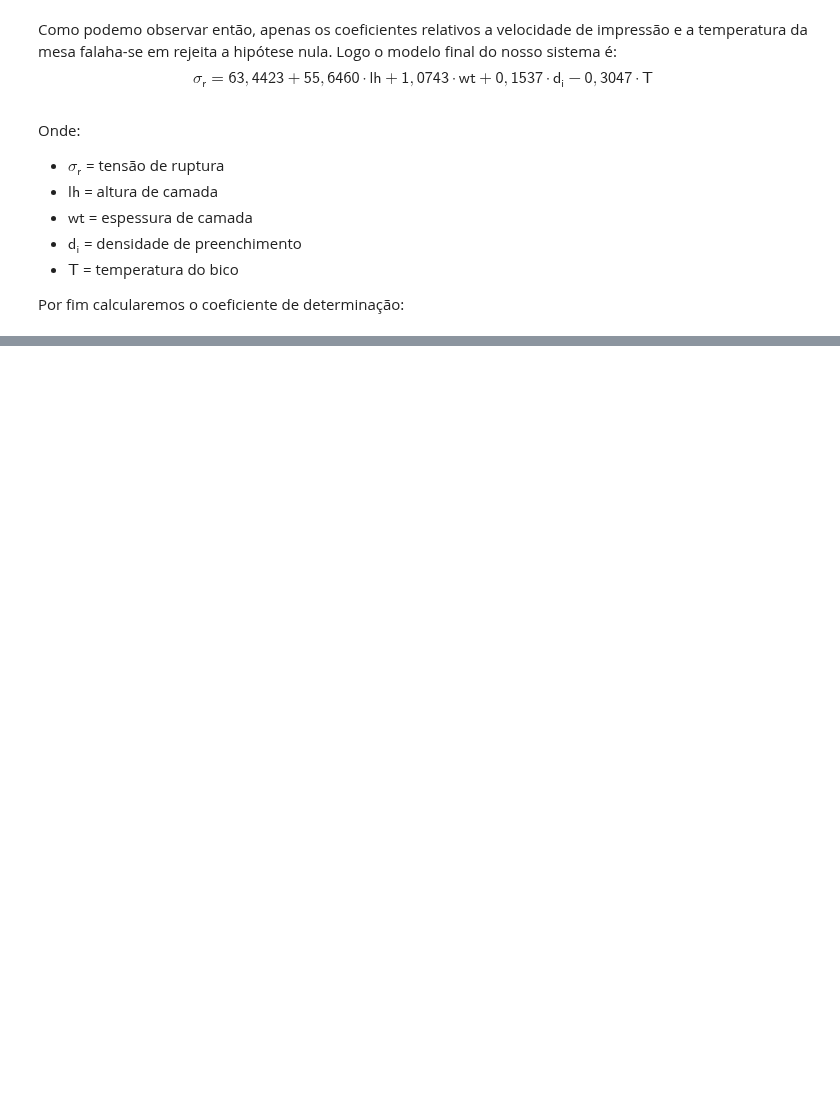
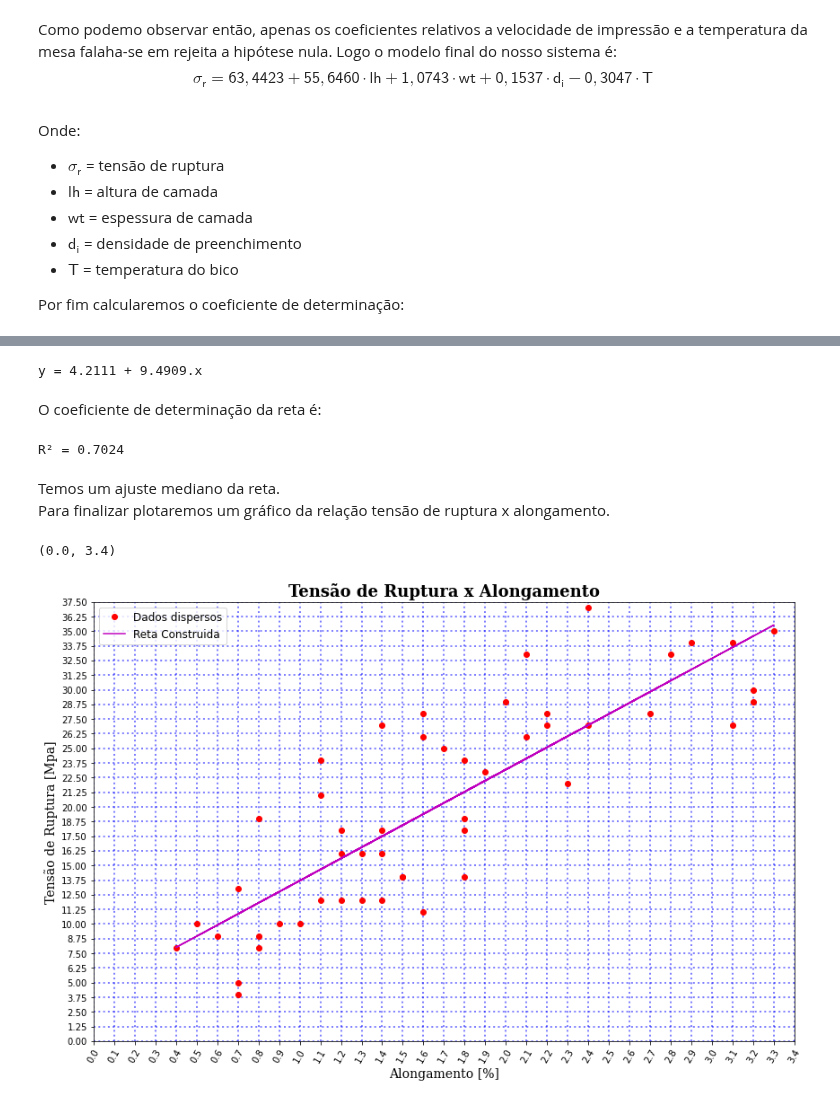
Before and after one commit to Guirubio94/3D-Printer-Analysis, a Jupyter notebook: #02.0-Notebook-Relatorio_de_analise_dos_dados.ipynb, the cells around one changed output, grey strips where cells are left out. Cells and saved outputs as stored; diff of their text form; code cells hidden in the pictures; blank space fills up the shorter version.

Commit message:
tensão x deformação

```diff
--- a/#02.0-Notebook-Relatorio_de_analise_dos_dados.ipynb
+++ b/#02.0-Notebook-Relatorio_de_analise_dos_dados.ipynb
@@ -994,0 +1027,32 @@ print('R²_ajustado: {:.4f}'.format(RR_ten_adj))
+# %%
+regr_ten_def = st.linregress(dados['elongation'],dados['tension_strenght'])
+
+print('y = {:.4f} + {:.4f}.x'.format(regr_ten_def.intercept, regr_ten_def.slope))
+# %% [output]
+y = 4.2111 + 9.4909.x
+# %% [markdown]
+O coeficiente de determinação da reta é:
+# %%
+print('R² = {:.4f}'.format(regr_ten_def.rvalue**2))
+# %% [output]
+R² = 0.7024
+# %% [markdown]
+Temos um ajuste mediano da reta.
+Para finalizar plotaremos um gráfico da relação tensão de ruptura x alongamento.
+# %%
+plt.figure(1, figsize=(14,9))
+plt.title('Tensão de Ruptura x Alongamento', fontfamily = 'serif', fontsize = 18, fontweight = 'bold')
+plt.grid(True, linewidth = 2, linestyle =':', color='b', alpha=0.5)
+plt.plot(dados['elongation'],dados['tension_strenght'], 'o', label='Dados dispersos', color='r')
+plt.plot(dados['elongation'],regr_ten_def.intercept+(regr_ten_def.slope*dados['elongation']),
+    label = 'Reta Construida', color='m')
+plt.legend(fontsize=12,frameon=True)
+plt.xlabel('Alongamento [%]',fontsize=14,fontfamily='serif')
+plt.ylabel('Tensão de Ruptura [Mpa]',fontsize=14,fontfamily='serif')
+plt.yticks(np.arange(0,40,1.25))
+plt.ylim(0,37.5)
+plt.xticks(np.arange(0,3.5,0.1),rotation=60)
+plt.xlim(0,3.4)
+# %% [output]
+(0.0, 3.4)
+[figure, added]
```
Also changed, not shown: parts of 8 cells of this notebook.
